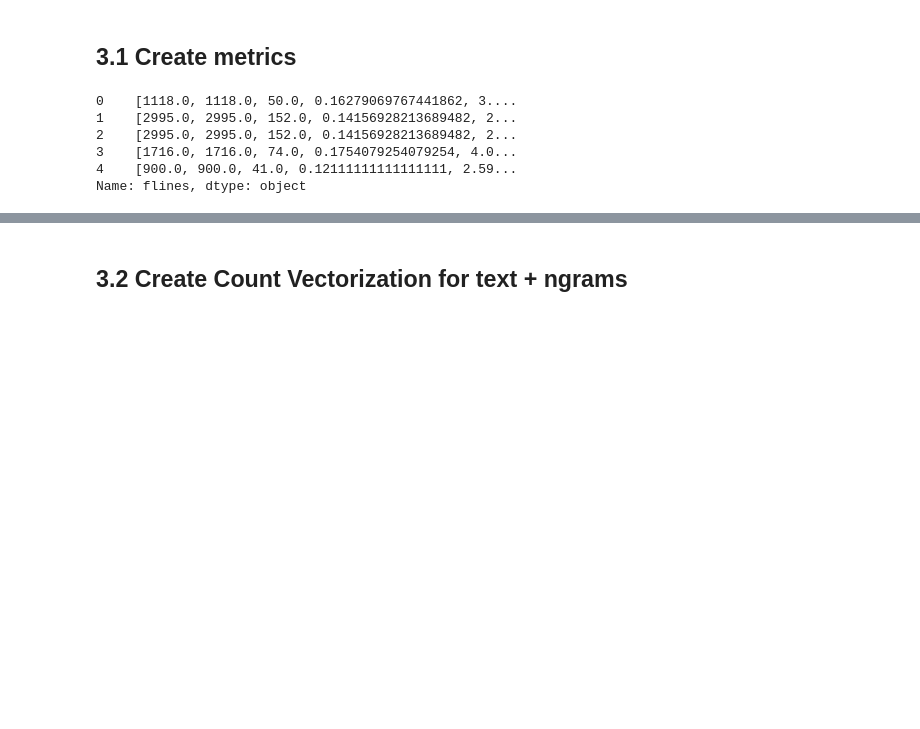
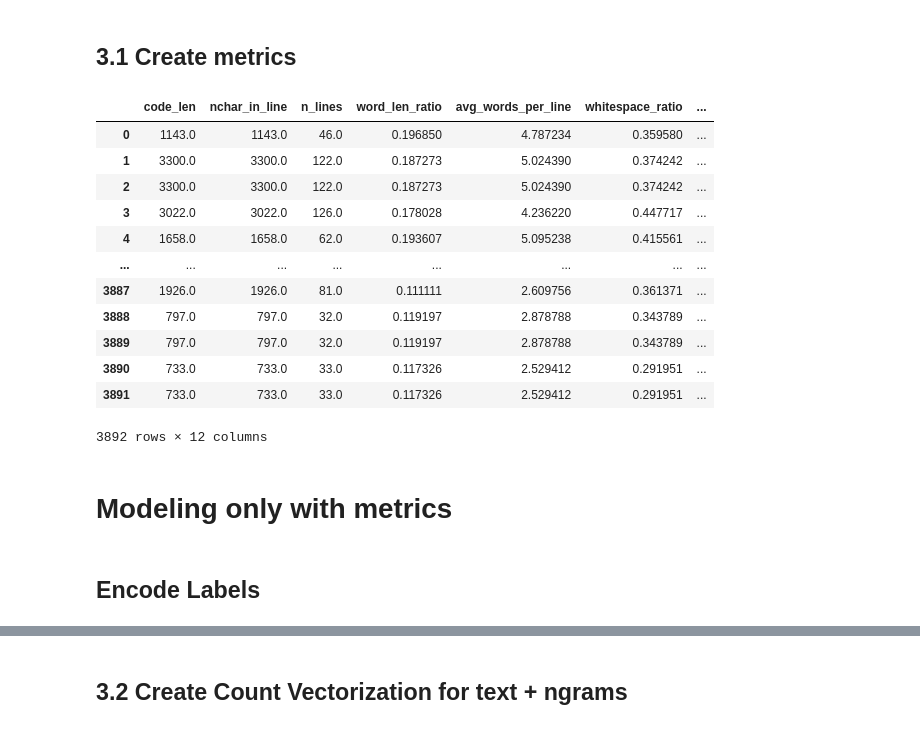
Before and after one commit to jbaccarin/XRef, a Jupyter notebook: notebooks/feature_engineering.ipynb, the cells around one changed output, grey strips where cells are left out. Saved outputs shown, nothing was run; the diff lists cells and outputs as text; code cells hidden in the pictures; blank space fills up the shorter version.

```diff
--- a/notebooks/feature_engineering.ipynb
+++ b/notebooks/feature_engineering.ipynb
@@ -48,3 +62,0 @@ memory usage: 3.7+ MB
-# %%
-code = data.flines[0]
-code
@@ -137,37 +127,38 @@ def create_metrics(code):
         punctuation_count_ratio = sum(punctuation_count.values())/ code_len
 
         # Average length of words(exluding punctuation, excluding single letter or number)
-        code_no_punc = code
-        for punc in punctuation:
-            code_no_punc = code_no_punc.replace(punc, '')
-        code_no_single_char = ' '.join([w for w in code_no_punc.split() if len(w)>1])
-        list_len_words = [len(x) for i, x in enumerate(code_no_single_char.split())]
-        avg_char_per_word = np.mean(list_len_words)
+        #code_no_punc = code
+        #for punc in punctuation:
+        #    code_no_punc = code_no_punc.replace(punc, '')
+        #code_no_single_char = ' '.join([w for w in code_no_punc.split() if len(w)>1])
+        #list_len_words = [len(x) for i, x in enumerate(code_no_single_char.split())]
+        #avg_char_per_word = np.mean(list_len_words)
 
         #Keywords count ('if', 'else', 'while', 'for', 'in', 'elif', 'or', 'not', 'with', 'and', 'is')
         keyword_count_ratio = sum([code.count(x) for x in ['if', 'else', 'while', 'for', 'in', 'elif', 'or', 'not', 'with', 'and', 'is'] ]) / code_len
 
         # Return all metrics as array
-        return np.array([code_len,
-                        nchar_in_line,
-                        n_lines,
-                        word_len_ratio,
-                        avg_words_per_line,
-                        whitespace_ratio,
-                        linebreak_ratio,
-                        indent_ratio,
-                        uppercase_ratio,
-                        lowercase_ratio,
-                        punctuation_count_ratio,
-                        avg_char_per_word,
-                        keyword_count_ratio])
+        return pd.Series([code_len, nchar_in_line, n_lines, word_len_ratio, avg_words_per_line, whitespace_ratio,linebreak_ratio,indent_ratio,uppercase_ratio,lowercase_ratio, punctuation_count_ratio,keyword_count_ratio])
-# %%
-metrics = data_small.flines.apply(lambda x:create_metrics(code = x))
-metrics
-# %% [output]
-0    [1118.0, 1118.0, 50.0, 0.16279069767441862, 3....
-1    [2995.0, 2995.0, 152.0, 0.14156928213689482, 2...
-2    [2995.0, 2995.0, 152.0, 0.14156928213689482, 2...
-3    [1716.0, 1716.0, 74.0, 0.1754079254079254, 4.0...
-4    [900.0, 900.0, 41.0, 0.12111111111111111, 2.59...
-Name: flines, dtype: object
+# %%
+#metrics = data_small.flines.apply(lambda x:create_metrics(code = x))
+metrics = pd.DataFrame()
+metrics[["code_len", "nchar_in_line", "n_lines", "word_len_ratio", "avg_words_per_line", "whitespace_ratio","linebreak_ratio","indent_ratio","uppercase_ratio","lowercase_ratio", "punctuation_count_ratio","keyword_count_ratio"]] = data.flines.apply(lambda x:create_metrics(code = x))
+metrics
+# %% [output]
+|  | code_len | nchar_in_line | n_lines | word_len_ratio | avg_words_per_line | whitespace_ratio | ... |
+| 0 | 1143.0 | 1143.0 | 46.0 | 0.196850 | 4.787234 | 0.359580 | ... |
+| 1 | 3300.0 | 3300.0 | 122.0 | 0.187273 | 5.024390 | 0.374242 | ... |
+| 2 | 3300.0 | 3300.0 | 122.0 | 0.187273 | 5.024390 | 0.374242 | ... |
+| 3 | 3022.0 | 3022.0 | 126.0 | 0.178028 | 4.236220 | 0.447717 | ... |
+| 4 | 1658.0 | 1658.0 | 62.0 | 0.193607 | 5.095238 | 0.415561 | ... |
+| ... | ... | ... | ... | ... | ... | ... | ... |
+| 3887 | 1926.0 | 1926.0 | 81.0 | 0.111111 | 2.609756 | 0.361371 | ... |
+| 3888 | 797.0 | 797.0 | 32.0 | 0.119197 | 2.878788 | 0.343789 | ... |
+| 3889 | 797.0 | 797.0 | 32.0 | 0.119197 | 2.878788 | 0.343789 | ... |
+| 3890 | 733.0 | 733.0 | 33.0 | 0.117326 | 2.529412 | 0.291951 | ... |
+| 3891 | 733.0 | 733.0 | 33.0 | 0.117326 | 2.529412 | 0.291951 | ... |
+3892 rows × 12 columns
+# %% [markdown]
+# Modeling only with metrics
+# %% [markdown]
+## Encode Labels
```
Also changed, not shown: parts of 27 cells of this notebook.
